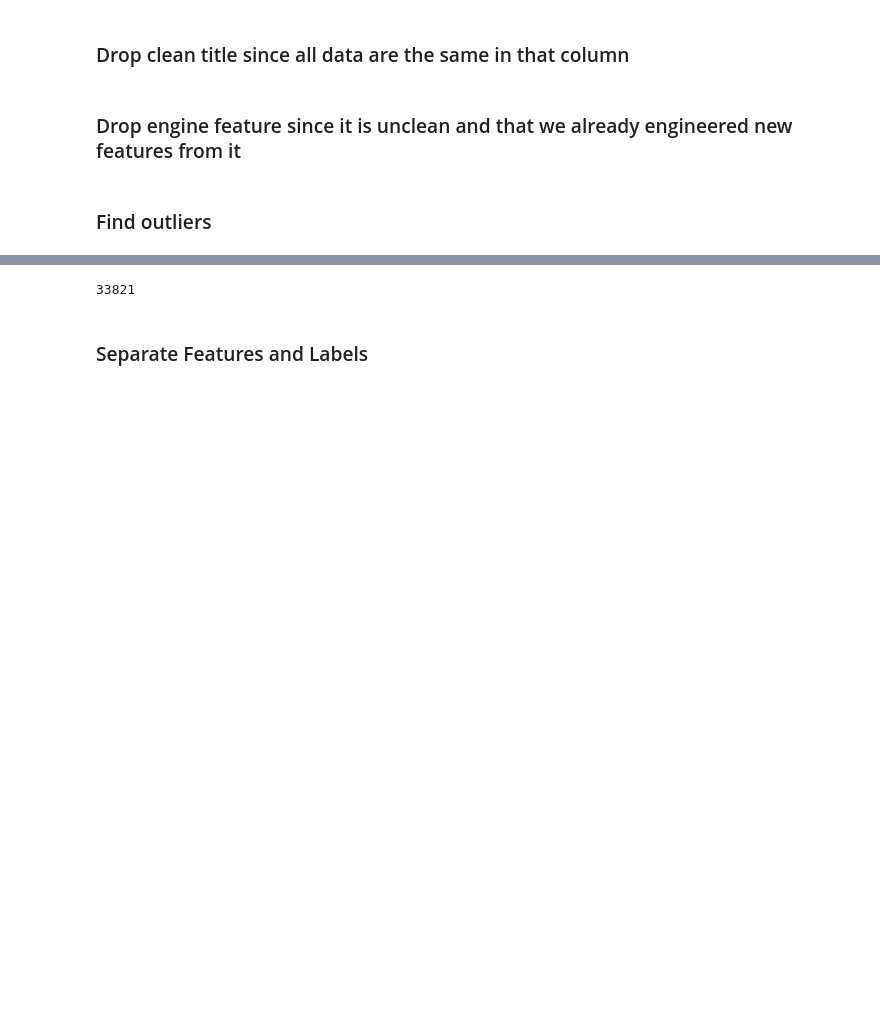
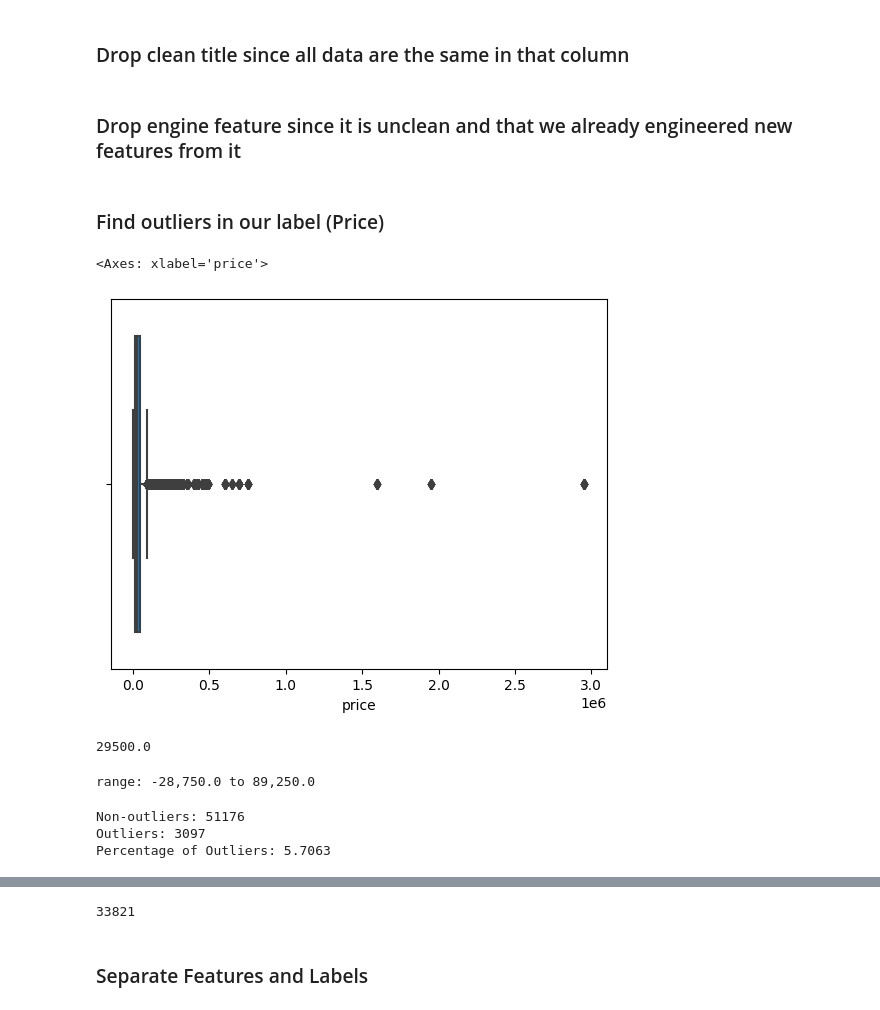
Before and after one commit to SiegfredLorelle/kagglex-car-price-prediction, a Jupyter notebook: kagglex-car-price.ipynb, the cells around one changed output, grey strips where cells are left out. Saved outputs shown, nothing was run; the diff lists cells and outputs as text; code cells hidden in the pictures; blank space fills up the shorter version.

```diff
--- a/kagglex-car-price.ipynb
+++ b/kagglex-car-price.ipynb
@@ -328,0 +340,14 @@ Name: count, dtype: int64
+# %%
+# Ensure fuel type is not yet edited
+df["fuel_type"] = unedited_df["fuel_type"]
+test_df["fuel_type"] = unedited_test_df["fuel_type"]
+
+# Clean fuel types
+df["fuel_type"] = df["fuel_type"].apply(clean_fuel_type)
+test_df["fuel_type"] = test_df["fuel_type"].apply(clean_fuel_type)
+# %%
+# Get the most common fuel type to be used for no/invalid fuel type shape
+with_fuel_type = df["fuel_type"].value_counts().sort_values(ascending=False)
+fuel_types = with_fuel_type.index
+common_fuel_type = fuel_types[0]
+common_fuel_type
@@ -328,0 +356,4 @@ Name: count, dtype: int64
+# %%
+# Replace no/invalid fuel type to the most common fuel type
+df.loc[df["fuel_type"] == "tmp","fuel_type"] = common_fuel_type
+test_df.loc[test_df["fuel_type"] == "tmp","fuel_type"] = common_fuel_type
@@ -858,5 +905,47 @@ test_df = test_df.drop("clean_title", axis="columns", errors="ignore")
 # %%
 df = df.drop("engine", axis="columns", errors="ignore")
 test_df = test_df.drop("engine", axis="columns", errors="ignore")
+# %%
+cleaned_df = copy.deepcopy(df)
+cleaned_test_df = copy.deepcopy(test_df)
 # %% [markdown]
-### Find outliers
+### Find outliers in our label (Price)
+# %%
+df = cleaned_df
+test_df = cleaned_test_df
+
+sns.boxplot(data=df, x="price")
+# %% [output]
+<Axes: xlabel='price'>
+[figure, added]
+# %%
+df = cleaned_df
+test_df = cleaned_test_df
+
+# Get IQR
+Q1 = df["price"].quantile(0.25)
+Q3 = df["price"].quantile(0.75)
+IQR = Q3 - Q1
+IQR
+# %% [output]
+29500.0
+# %%
+lower_bound = Q1 - 1.5 * IQR
+upper_bound = Q3 + 1.5 * IQR
+
+print(f"range: {lower_bound:,} to {upper_bound:,}")
+# %% [output]
+range: -28,750.0 to 89,250.0
+# %%
+non_outliers = df[ (df["price"] > lower_bound) & (df["price"] < upper_bound) ]
+
+num_non_outliers = len(non_outliers)
+num_outliers = len(df) - num_non_outliers
+
+print(f"Non-outliers: {num_non_outliers}")
+print(f"Outliers: {num_outliers}")
+print(f"Percentage of Outliers: {(num_outliers / len(df) * 100):.4f}")
+# %% [output]
+Non-outliers: 51176
+Outliers: 3097
+Percentage of Outliers: 5.7063
```
Also changed, not shown: parts of 21 cells of this notebook.
